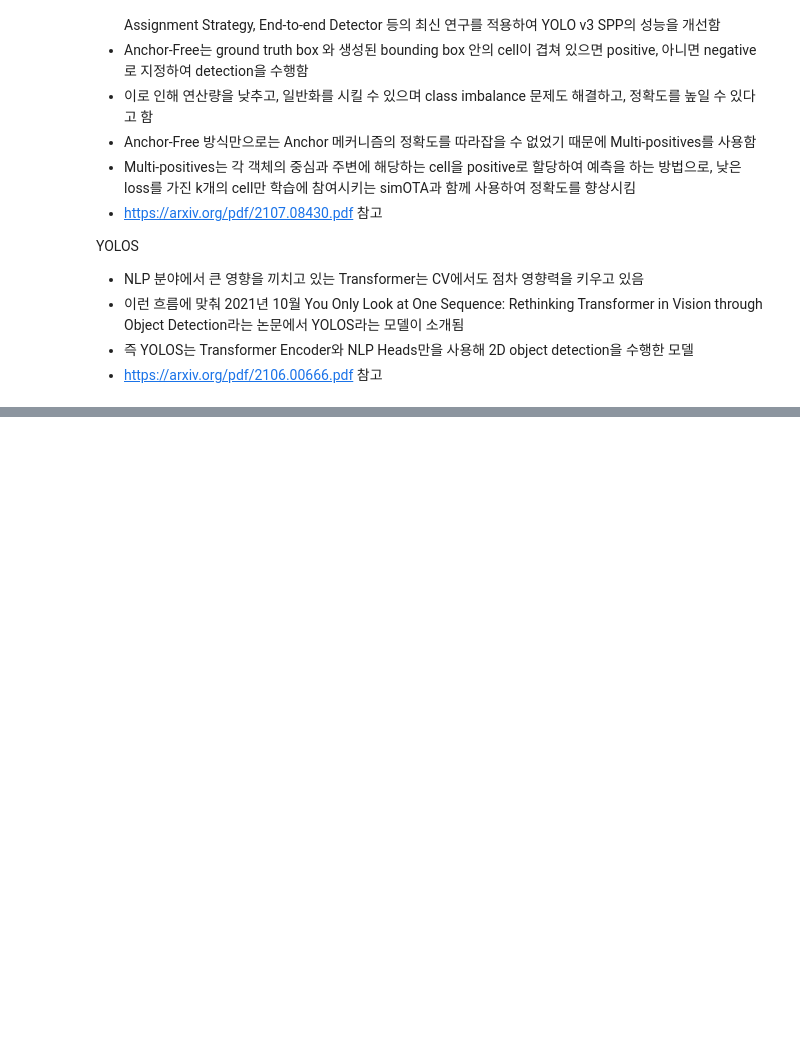
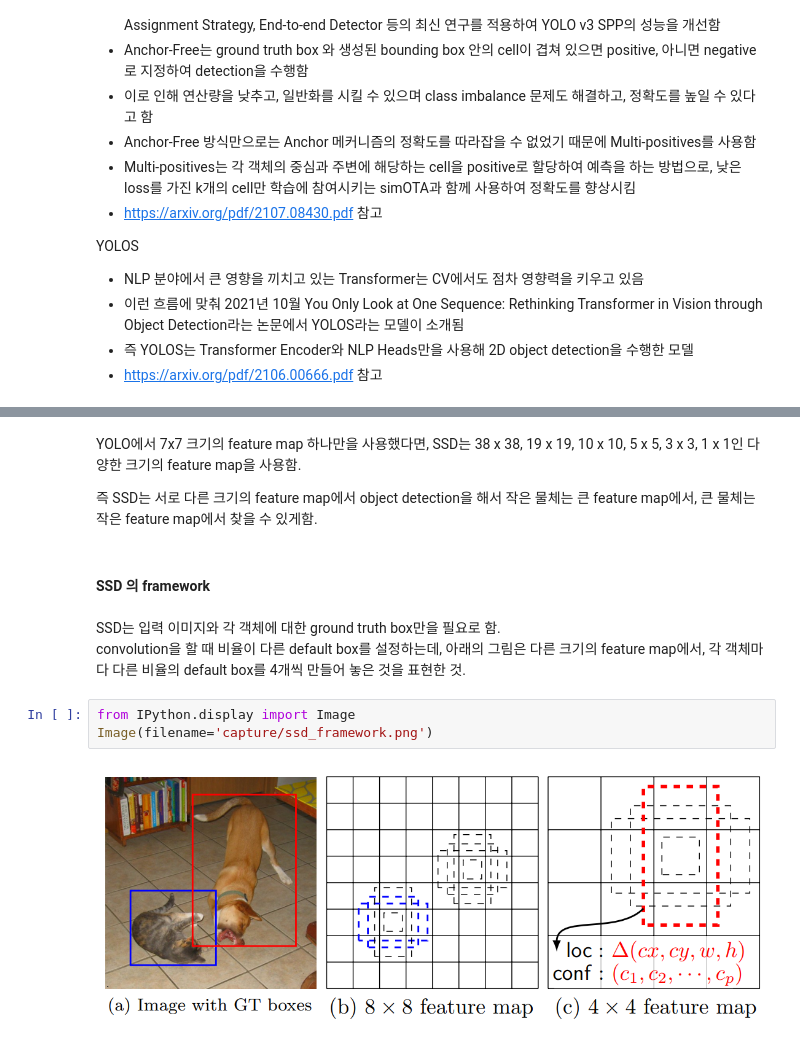
Before and after one commit to ziippy/modoo-cv, a Jupyter notebook: 19_YOLO_and_SSD.ipynb, the cells around one changed output, grey strips where cells are left out. Cells and saved outputs as stored; diff of their text form; blank space fills up the shorter version.

```diff
--- a/19_YOLO_and_SSD.ipynb
+++ b/19_YOLO_and_SSD.ipynb
@@ -236,0 +259,14 @@ YOLOS
+# %% [markdown]
+YOLO에서 7x7 크기의 feature map 하나만을 사용했다면, SSD는 38 x 38, 19 x 19, 10 x 10, 5 x 5, 3 x 3, 1 x 1인 다양한 크기의 feature map을 사용함.
+
+즉 SSD는 서로 다른 크기의 feature map에서 object detection을 해서 작은 물체는 큰 feature map에서, 큰 물체는 작은 feature map에서 찾을 수 있게함.
+# %% [markdown]
+#### SSD 의 framework
+# %% [markdown]
+SSD는 입력 이미지와 각 객체에 대한 ground truth box만을 필요로 함.
+convolution을 할 때 비율이 다른 default box를 설정하는데, 아래의 그림은 다른 크기의 feature map에서, 각 객체마다 다른 비율의 default box를 4개씩 만들어 놓은 것을 표현한 것.
+# %%
+from IPython.display import Image
+Image(filename='capture/ssd_framework.png')
+# %% [output]
+[figure, added]
```
Also changed, not shown: parts of 19 cells of this notebook, 3 other files.
